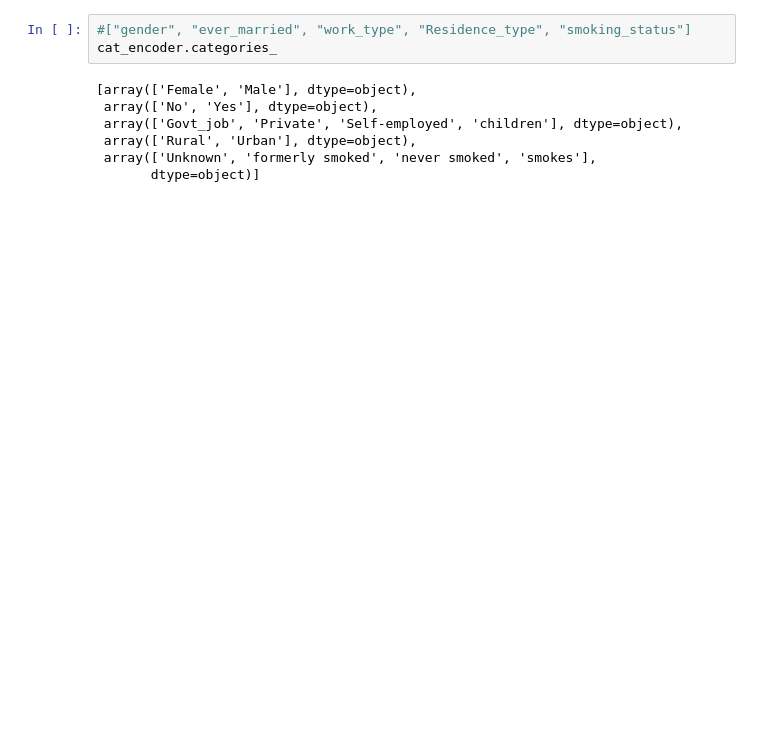
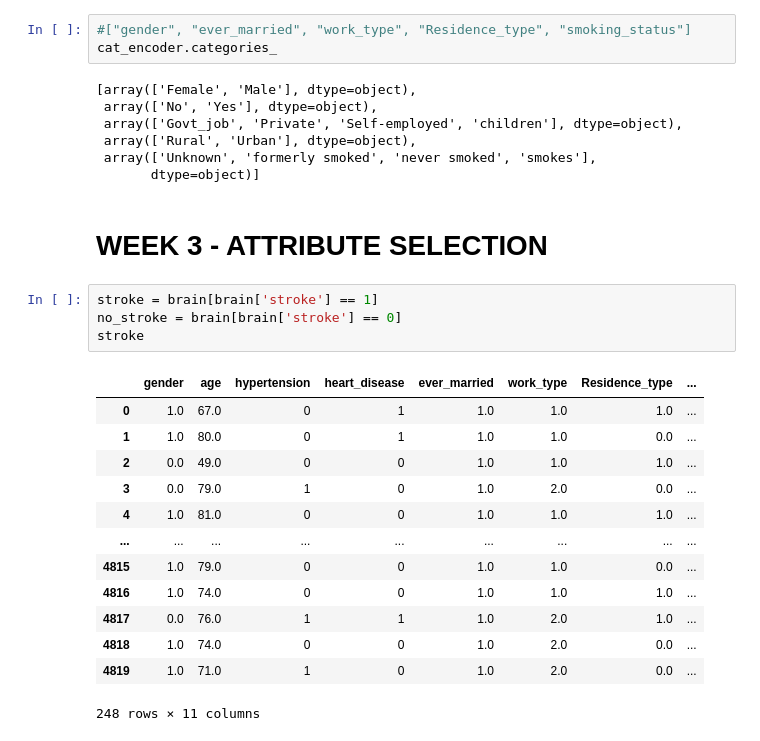
Before and after one commit to KishanBapodra/Brain-Tumor-Detection-ML, a Jupyter notebook: Week 2 - Lab.ipynb, the cells around one changed output. Saved outputs shown, nothing was run; the diff lists cells and outputs as text; blank space fills up the shorter version.

```diff
--- a/Week 2 - Lab.ipynb
+++ b/Week 2 - Lab.ipynb
@@ -258,3 +258,23 @@ cat_encoder.categories_
  array(['Rural', 'Urban'], dtype=object),
  array(['Unknown', 'formerly smoked', 'never smoked', 'smokes'],
        dtype=object)]
+# %% [markdown]
+# WEEK 3 - ATTRIBUTE SELECTION
+# %%
+stroke = brain[brain['stroke'] == 1]
+no_stroke = brain[brain['stroke'] == 0]
+stroke
+# %% [output]
+|  | gender | age | hypertension | heart_disease | ever_married | work_type | Residence_type | ... |
+| 0 | 1.0 | 67.0 | 0 | 1 | 1.0 | 1.0 | 1.0 | ... |
+| 1 | 1.0 | 80.0 | 0 | 1 | 1.0 | 1.0 | 0.0 | ... |
+| 2 | 0.0 | 49.0 | 0 | 0 | 1.0 | 1.0 | 1.0 | ... |
+| 3 | 0.0 | 79.0 | 1 | 0 | 1.0 | 2.0 | 0.0 | ... |
+| 4 | 1.0 | 81.0 | 0 | 0 | 1.0 | 1.0 | 1.0 | ... |
+| ... | ... | ... | ... | ... | ... | ... | ... | ... |
+| 4815 | 1.0 | 79.0 | 0 | 0 | 1.0 | 1.0 | 0.0 | ... |
+| 4816 | 1.0 | 74.0 | 0 | 0 | 1.0 | 1.0 | 1.0 | ... |
+| 4817 | 0.0 | 76.0 | 1 | 1 | 1.0 | 2.0 | 1.0 | ... |
+| 4818 | 1.0 | 74.0 | 0 | 0 | 1.0 | 2.0 | 0.0 | ... |
+| 4819 | 1.0 | 71.0 | 1 | 0 | 1.0 | 2.0 | 0.0 | ... |
+248 rows × 11 columns
```
Also changed, not shown: parts of 23 cells of this notebook.
